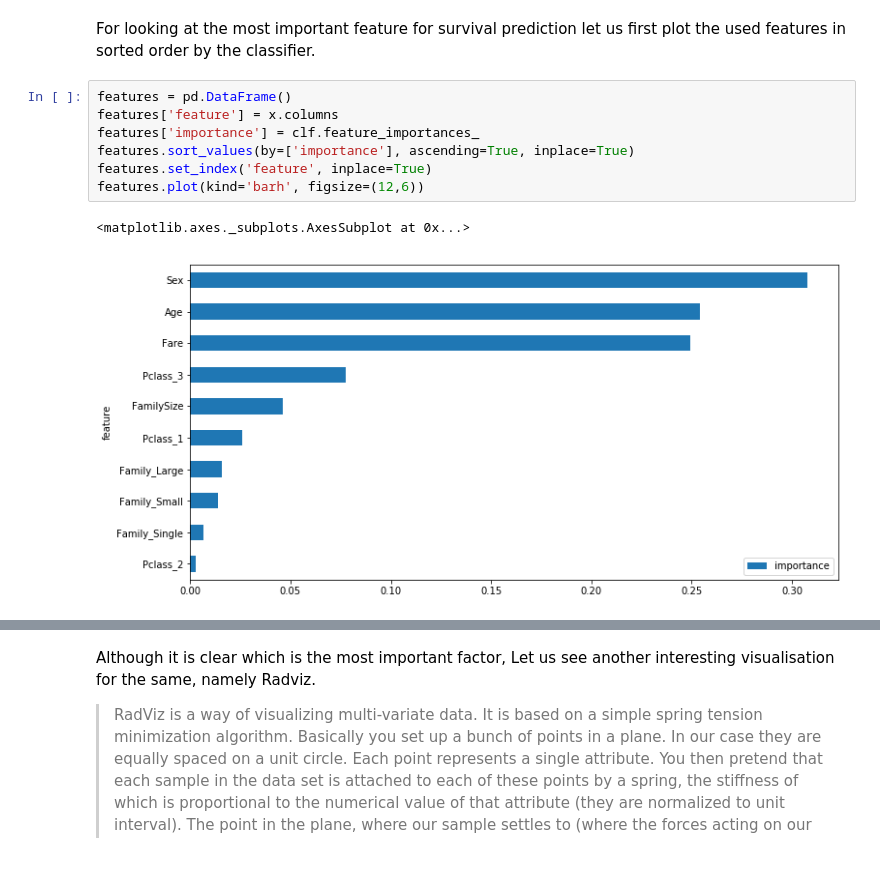
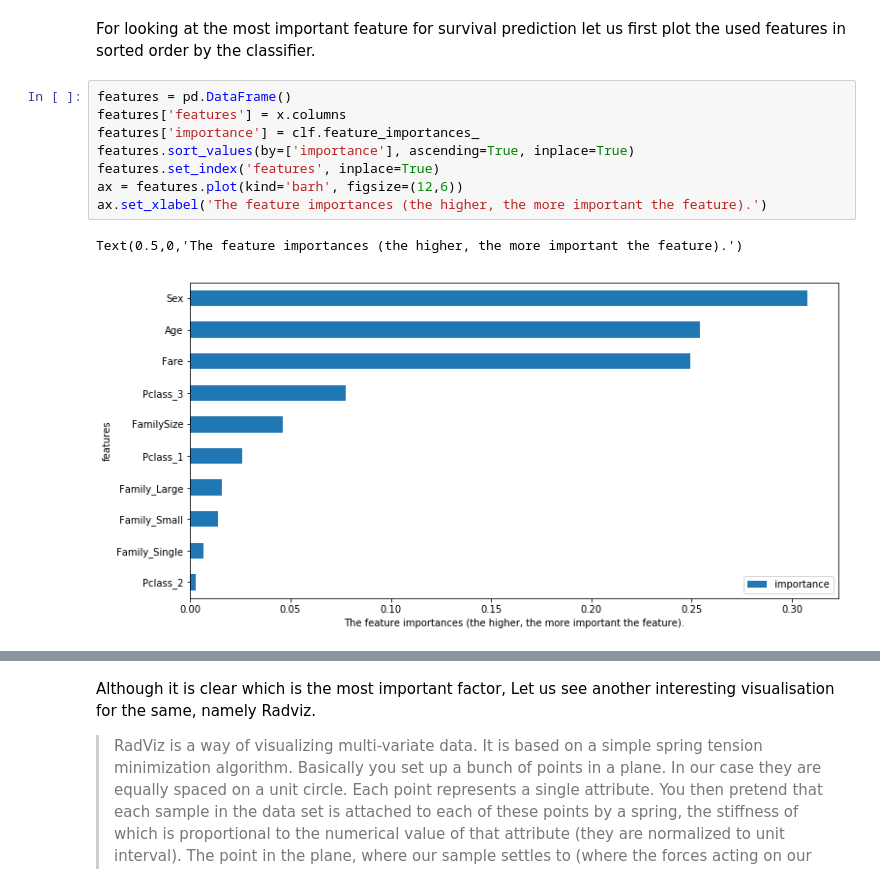
Before and after one commit to paawan01/Titanic_dataset_analysis, a Jupyter notebook: Titanic_dataset_analysis.ipynb, the cells around one changed output, grey strips where cells are left out. Cells and saved outputs as stored; diff of their text form.

```diff
--- a/Titanic_dataset_analysis.ipynb
+++ b/Titanic_dataset_analysis.ipynb
@@ -363,11 +383,12 @@ Text(0,0.5,'Count of Survival/Non Sruvival')
 For looking at the most important feature for survival prediction let us first plot the used features in sorted order by the classifier.
 # %%
 features = pd.DataFrame()
-features['feature'] = x.columns
+features['features'] = x.columns
 features['importance'] = clf.feature_importances_
 features.sort_values(by=['importance'], ascending=True, inplace=True)
-features.set_index('feature', inplace=True)
-features.plot(kind='barh', figsize=(12,6))
+features.set_index('features', inplace=True)
+ax = features.plot(kind='barh', figsize=(12,6))
+ax.set_xlabel('The feature importances (the higher, the more important the feature).')
 # %% [output]
-<matplotlib.axes._subplots.AxesSubplot at 0x...>
+Text(0.5,0,'The feature importances (the higher, the more important the feature).')
-[figure, old version]
+[figure, new version]
```
Also changed, not shown: parts of 17 cells of this notebook.
